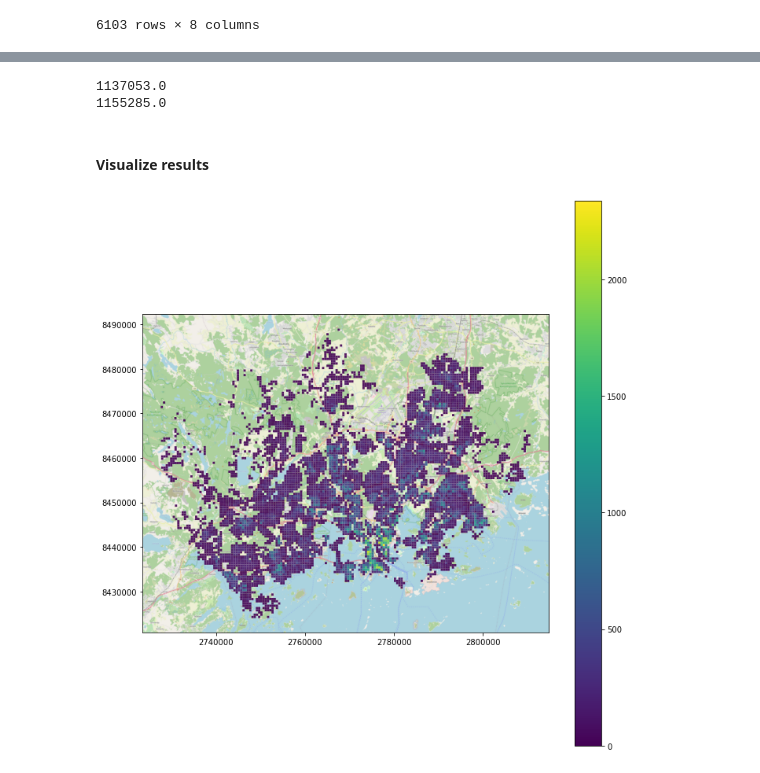
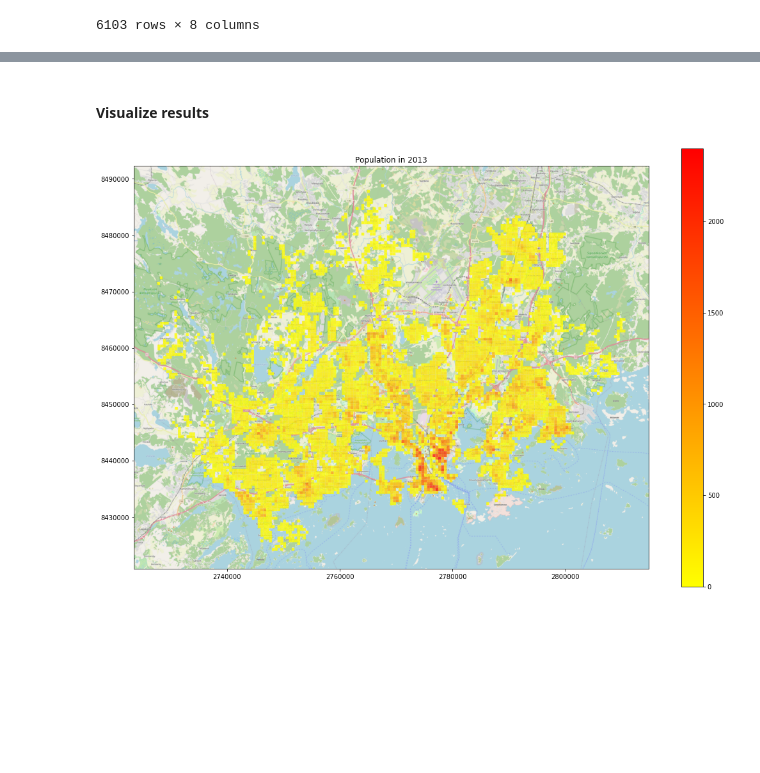
Before and after one commit to Saukkoriipi/Helsinki_population_development, a Jupyter notebook: JoinPopulationTables.ipynb, the cells around one changed output, grey strips where cells are left out. Cells and saved outputs as stored; diff of their text form; code cells hidden in the pictures; blank space fills up the shorter version.

```diff
--- a/JoinPopulationTables.ipynb
+++ b/JoinPopulationTables.ipynb
@@ -144,6 +142,0 @@ population
-# %%
-print(population["pop2018"].sum())
-print(population["pop2019"].sum())
-# %% [output]
-1137053.0
-1155285.0
@@ -203,34 +143,39 @@ pop_until_2012
 # %% [markdown]
 #### Visualize results
 # %%
+# Set year
+year = 2013
+
 #pop = pop_before_2013.to_crs(epsg=3857)
 pop = population.to_crs(epsg=3857)
 
 # Initialize plot
-fig, ax = plt.subplots(figsize=(10,10))
+fig, ax = plt.subplots(figsize=(15,10))
+
+# Define colour map (reverse autumn_r)
+cmap = matplotlib.cm.autumn
+cmap_reversed = matplotlib.cm.get_cmap('autumn_r')
 
 # Visualize the areas
 #data.plot(ax=ax, column="time_avg", cmap="viridis", linewidth=0, legend=False, alpha=0.9)
-#pop.plot(ax=ax, color='green', linewidth=0, legend=False, alpha=0.9)
-pop.plot(ax=ax, column="pop2018", cmap="viridis", linewidth=0.5, legend=True, alpha=0.9)
-
+im = pop.plot(ax=ax, column="pop"+str(year), cmap=cmap_reversed, linewidth=0.8, legend=True, alpha=0.8)
 
 # Add titles to figures
-#ax.set_title("Areas where you can reach both Kumpula and Pitäjämäki in less than " + str(time_max) + " minutes.")
+ax.set_title("Population in " + str(year))
 
 # Use tight layout in plot
 plt.tight_layout()
 
 # Plot the addresses
 #pop2019.plot(ax=ax, color="red", markersize=100)
 
 # Add basemap with `ST_TONER` style
 ctx.add_basemap(ax, url=ctx.tile_providers.OSM_A)
 
 # Define output filename for the figure in here and use it when saving the file:
-#output_fig = "docs/travel_times.png"
+output_fig = "docs/"+str(year)+".png"
 
 # Save figure with given name
 #plt.savefig(output_fig)
 # %% [output]
-[figure, old version]
+[figure, new version]
```
Also changed, not shown: parts of 7 cells of this notebook, 9 other files.
